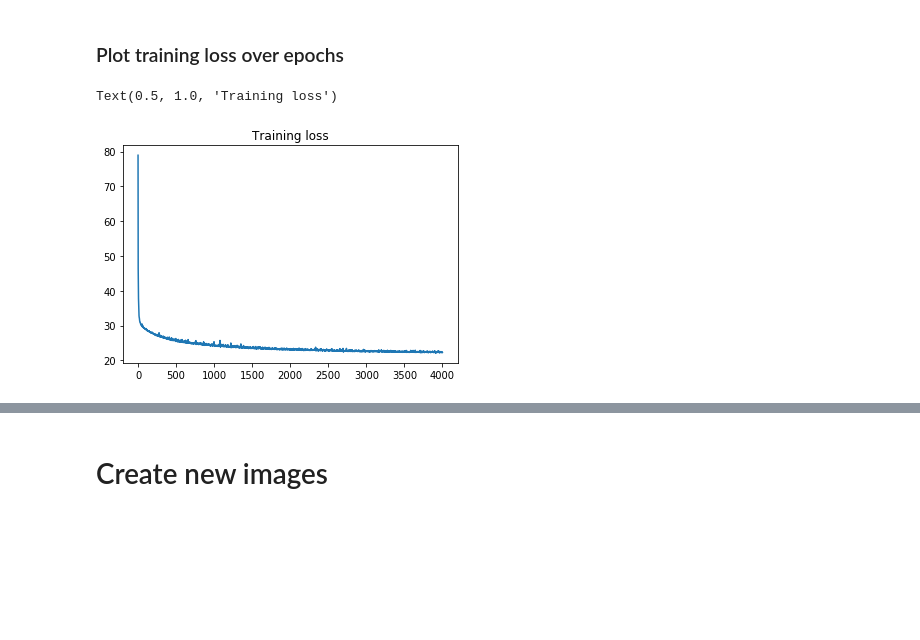
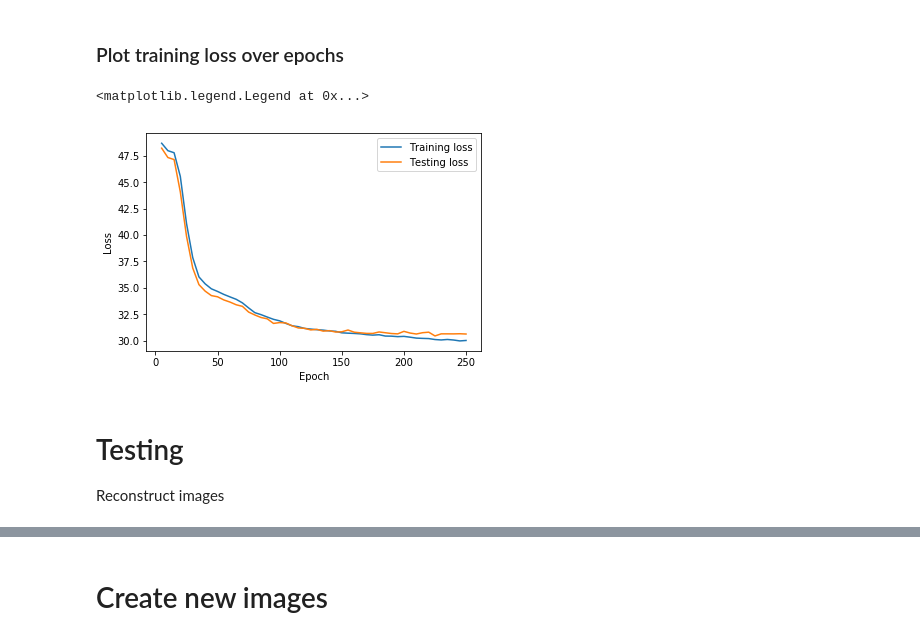
Before and after one commit to bhushanmalgaonkar/variational-autoencoder, a Jupyter notebook: variational-autoencoder-poor-sevens.ipynb, the cells around one changed output, grey strips where cells are left out. Drawn from its saved outputs; the diff is of its cells as text; code cells hidden in the pictures; blank space fills up the shorter version.

```diff
--- a/variational-autoencoder-poor-sevens.ipynb
+++ b/variational-autoencoder-poor-sevens.ipynb
@@ -159,22 +158,37 @@ sess = tf.Session()
 saver = tf.train.Saver()
 sess.run(tf.global_variables_initializer())
 # %%
-for epoch in range(num_epochs):
-  loss_val = 0
+# saver.restore(sess, base_path_model + 'model_4950.ckpt')
+
+for epoch in range(1, num_epochs + 1):
+  loss_val_tr = 0
   for itr in range(num_batches_train):
     start_idx = itr * batch_size
     end_idx = min((itr + 1) * batch_size, total_samples_train)
 
     batch_x = train[start_idx:end_idx]
     _, lv = sess.run([optimizer, loss], feed_dict={X:batch_x})
-    loss_val += lv
+    loss_val_tr += lv
 
-  loss_val /= total_samples_train
+  loss_val_tr /= total_samples_train
 
   if epoch % log_step == 0:
-    train_loss.append(loss_val)
+    train_loss.append(loss_val_tr)
+
+    # calculate test loss
+    loss_val_te = 0
+    for itr in range(num_batches_test):
+      start_idx = itr * batch_size
+      end_idx = min((itr + 1) * batch_size, total_samples_test)
+
+      batch_x = test[start_idx:end_idx]
+      _, lv = sess.run([optimizer, loss], feed_dict={X:batch_x})
+      loss_val_te += lv
+    loss_val_te /= total_samples_test
+    test_loss.append(loss_val_te)
+
   if epoch % display_step == 0:
-    print('Epoch: {}, Loss: {}'.format(epoch, loss_val))
+    print('Epoch: {}, Loss: {}, {}'.format(epoch, loss_val_tr, loss_val_te))
   if epoch % save_step == 0:
     saver.save(sess, base_path_model + 'model_' + str(epoch) + '.ckpt')
 # %% [output]
@@ -198,8 +200,15 @@ Epoch: 19000, Loss: 22.488223887669594
 # %% [markdown]
 ### Plot training loss over epochs
-# %%
-p = plt.plot(train_loss)
-plt.title('Training loss')
-# %% [output]
-Text(0.5, 1.0, 'Training loss')
-[figure, removed]
+# %%
+p = plt.plot(log_step + np.arange(0, num_epochs, log_step), train_loss)
+p = plt.plot(log_step + np.arange(0, num_epochs, log_step), test_loss)
+plt.xlabel('Epoch')
+plt.ylabel('Loss')
+plt.legend(['Training loss', 'Testing loss'])
+# %% [output]
+<matplotlib.legend.Legend at 0x...>
+[figure, added]
+# %% [markdown]
+# Testing
+
+Reconstruct images
```
Also changed, not shown: parts of 9 cells of this notebook.
